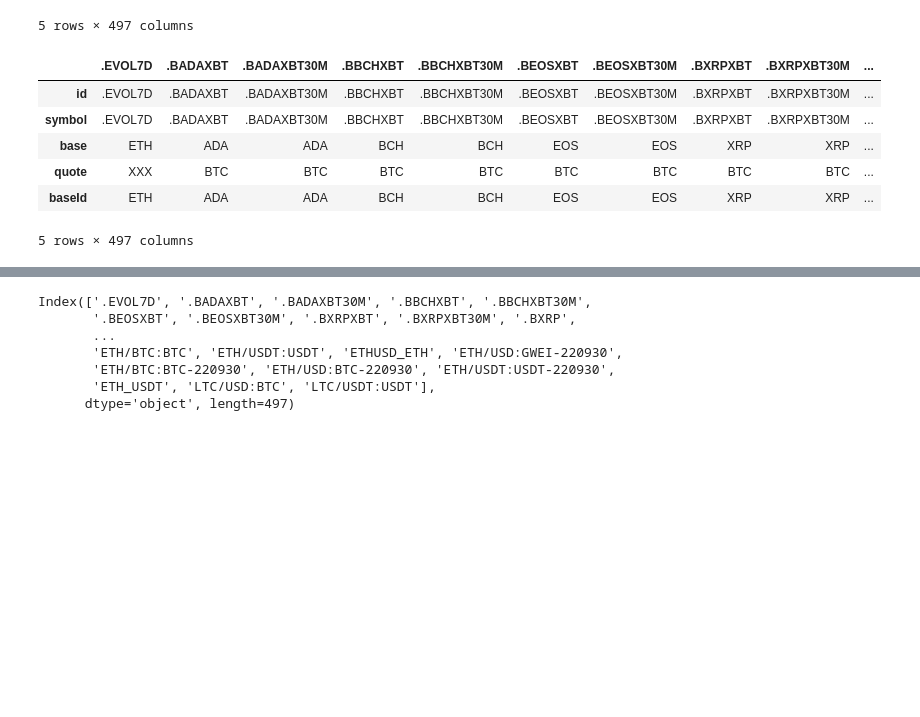
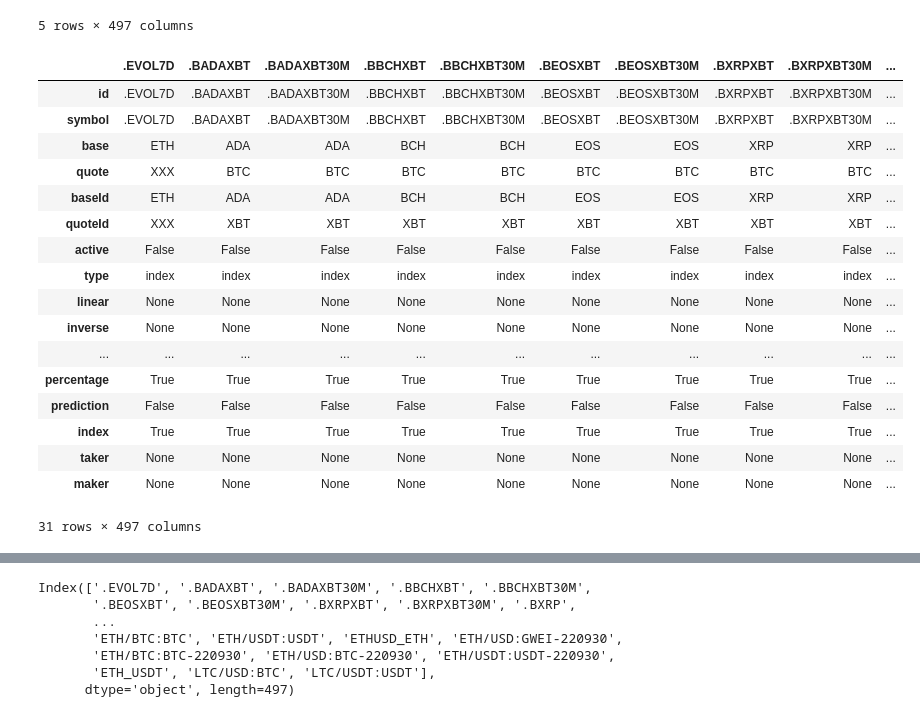
Before and after one commit to massnomis/21, a Jupyter notebook: test.ipynb, the cells around one changed output, grey strips where cells are left out. Drawn from its saved outputs; the diff is of its cells as text; code cells hidden in the pictures; blank space fills up the shorter version.

```diff
--- a/test.ipynb
+++ b/test.ipynb
@@ -52,15 +52,26 @@ x.head()
 | low | None | None | None | None | None | None | None | None | None | ... |
 5 rows × 497 columns
 # %%
-pd.DataFrame(exchange.load_markets()).head()
+pd.DataFrame(exchange.load_markets())
 # %% [output]
 |  | .EVOL7D | .BADAXBT | .BADAXBT30M | .BBCHXBT | .BBCHXBT30M | .BEOSXBT | .BEOSXBT30M | .BXRPXBT | .BXRPXBT30M | ... |
 | id | .EVOL7D | .BADAXBT | .BADAXBT30M | .BBCHXBT | .BBCHXBT30M | .BEOSXBT | .BEOSXBT30M | .BXRPXBT | .BXRPXBT30M | ... |
 | symbol | .EVOL7D | .BADAXBT | .BADAXBT30M | .BBCHXBT | .BBCHXBT30M | .BEOSXBT | .BEOSXBT30M | .BXRPXBT | .BXRPXBT30M | ... |
 | base | ETH | ADA | ADA | BCH | BCH | EOS | EOS | XRP | XRP | ... |
 | quote | XXX | BTC | BTC | BTC | BTC | BTC | BTC | BTC | BTC | ... |
 | baseId | ETH | ADA | ADA | BCH | BCH | EOS | EOS | XRP | XRP | ... |
+| quoteId | XXX | XBT | XBT | XBT | XBT | XBT | XBT | XBT | XBT | ... |
+| active | False | False | False | False | False | False | False | False | False | ... |
+| type | index | index | index | index | index | index | index | index | index | ... |
+| linear | None | None | None | None | None | None | None | None | None | ... |
+| inverse | None | None | None | None | None | None | None | None | None | ... |
+| ... | ... | ... | ... | ... | ... | ... | ... | ... | ... | ... |
+| percentage | True | True | True | True | True | True | True | True | True | ... |
+| prediction | False | False | False | False | False | False | False | False | False | ... |
+| index | True | True | True | True | True | True | True | True | True | ... |
+| taker | None | None | None | None | None | None | None | None | None | ... |
+| maker | None | None | None | None | None | None | None | None | None | ... |
-5 rows × 497 columns
+31 rows × 497 columns
 # %%
 pd.DataFrame(exchange.fetchTickers).head()
 # %% [output]
```
Also changed, not shown: 1 other file.
